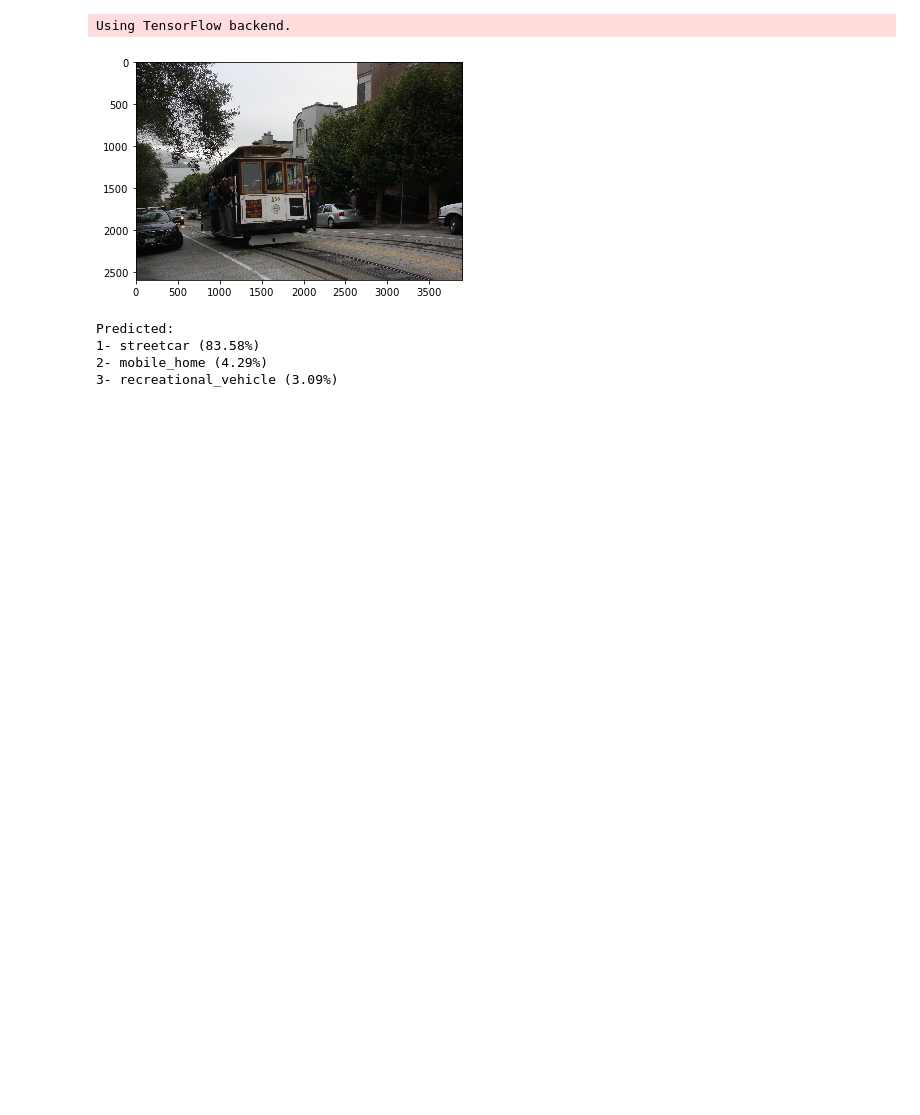
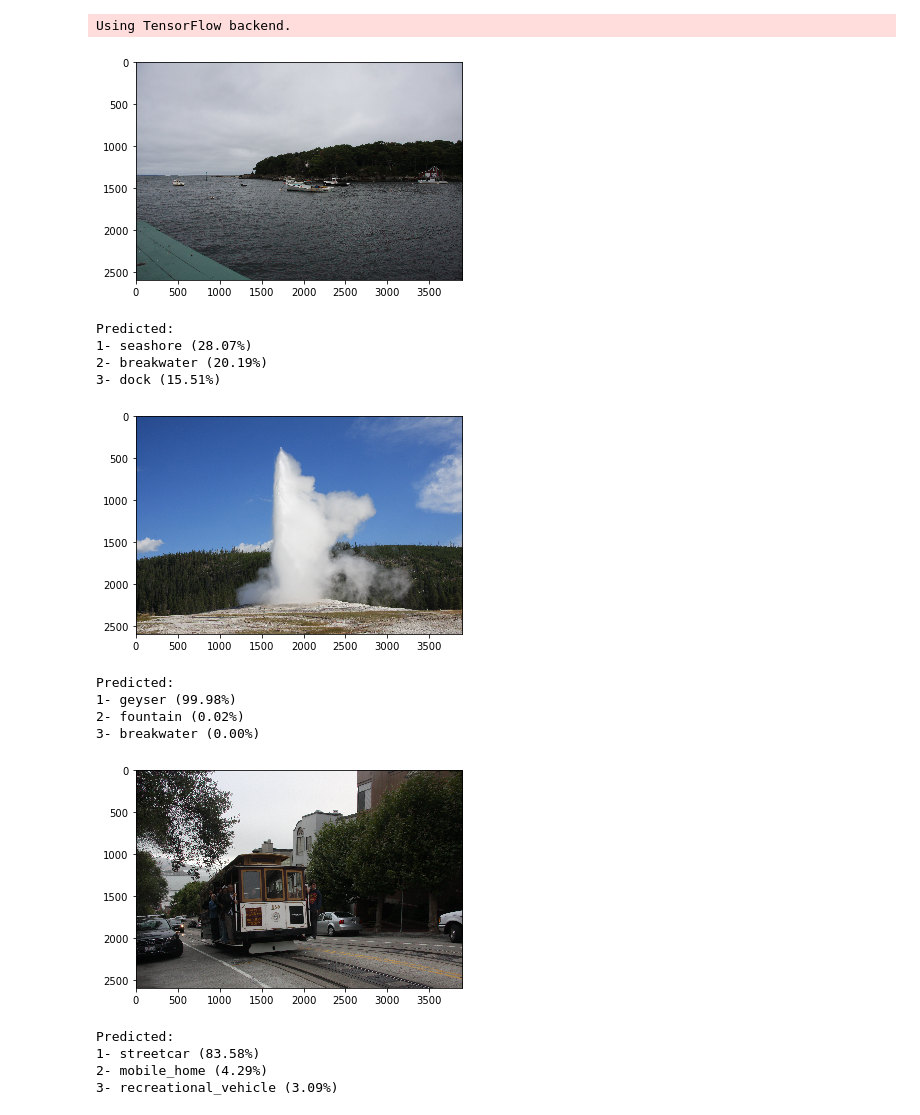
Before and after one commit to rouille/PhotoClassifier, a Jupyter notebook: classify.ipynb, the cells around one changed output. Drawn from its saved outputs; the diff is of its cells as text; code cells hidden in the pictures; blank space fills up the shorter version.

```diff
--- a/classify.ipynb
+++ b/classify.ipynb
@@ -12,39 +19,48 @@ Using TensorFlow backend.
 # Load the ImageNet pre-trained weight to the model
 model = ResNet50(weights='imagenet')
 # %%
-# Import matplotlib for plotting
-import matplotlib.image as mpimg
-import matplotlib.pyplot as plt
-%matplotlib inline
+def classify(img_path):
+    # Show photograph
+    plt.imshow(mpimg.imread(img_path))
+    plt.show()
 
-# Photograph
-img_path = 'trolley.jpg'
+    # Load and reshape image
+    img = image.load_img(img_path, target_size=(224, 224))
+    x = image.img_to_array(img)
+    x = np.expand_dims(x, axis=0)
 
-# Show photograph
-plt.imshow(mpimg.imread(img_path))
-plt.show()
+    # Feed image to model
+    x = preprocess_input(x)
 
-# Load and reshape image
-img = image.load_img(img_path, target_size=(224, 224))
-x = image.img_to_array(img)
-x = np.expand_dims(x, axis=0)
+    # Get predictions
+    yhat = model.predict(x)
 
-# Feed image to model
-x = preprocess_input(x)
+    # Results in a list of tuples (class, description, probability)
+    label = decode_predictions(yhat, top=3)[0]
 
-# Get predictions
-yhat = model.predict(x)
-
-# Results in a list of tuples (class, description, probability)
-label = decode_predictions(yhat, top=3)[0]
-
-# Print output
-print('Predicted:')
-for i, obj in enumerate(label):
-    print('%d- %s (%.2f%%)' % (i+1, obj[1], obj[2]*100) )
+    # Print output
+    print('Predicted:')
+    for i, obj in enumerate(label):
+        print('%d- %s (%.2f%%)' % (i+1, obj[1], obj[2]*100) )
-# %% [output]
-[figure, removed]
-Predicted:
-1- streetcar (83.58%)
-2- mobile_home (4.29%)
-3- recreational_vehicle (3.09%)
+# %%
+# Classify
+dir = "./"
+for file in os.listdir(dir):
+    if file.endswith(".jpg") or file.endswith(".png"):
+        classify(os.path.join(dir, file) )
+# %% [output]
+[figure, added]
+Predicted:
+1- seashore (28.07%)
+2- breakwater (20.19%)
+3- dock (15.51%)
+[figure, added]
+Predicted:
+1- geyser (99.98%)
+2- fountain (0.02%)
+3- breakwater (0.00%)
+[figure, added]
+Predicted:
+1- streetcar (83.58%)
+2- mobile_home (4.29%)
+3- recreational_vehicle (3.09%)
```
Also changed, not shown: parts of 1 cell of this notebook.
